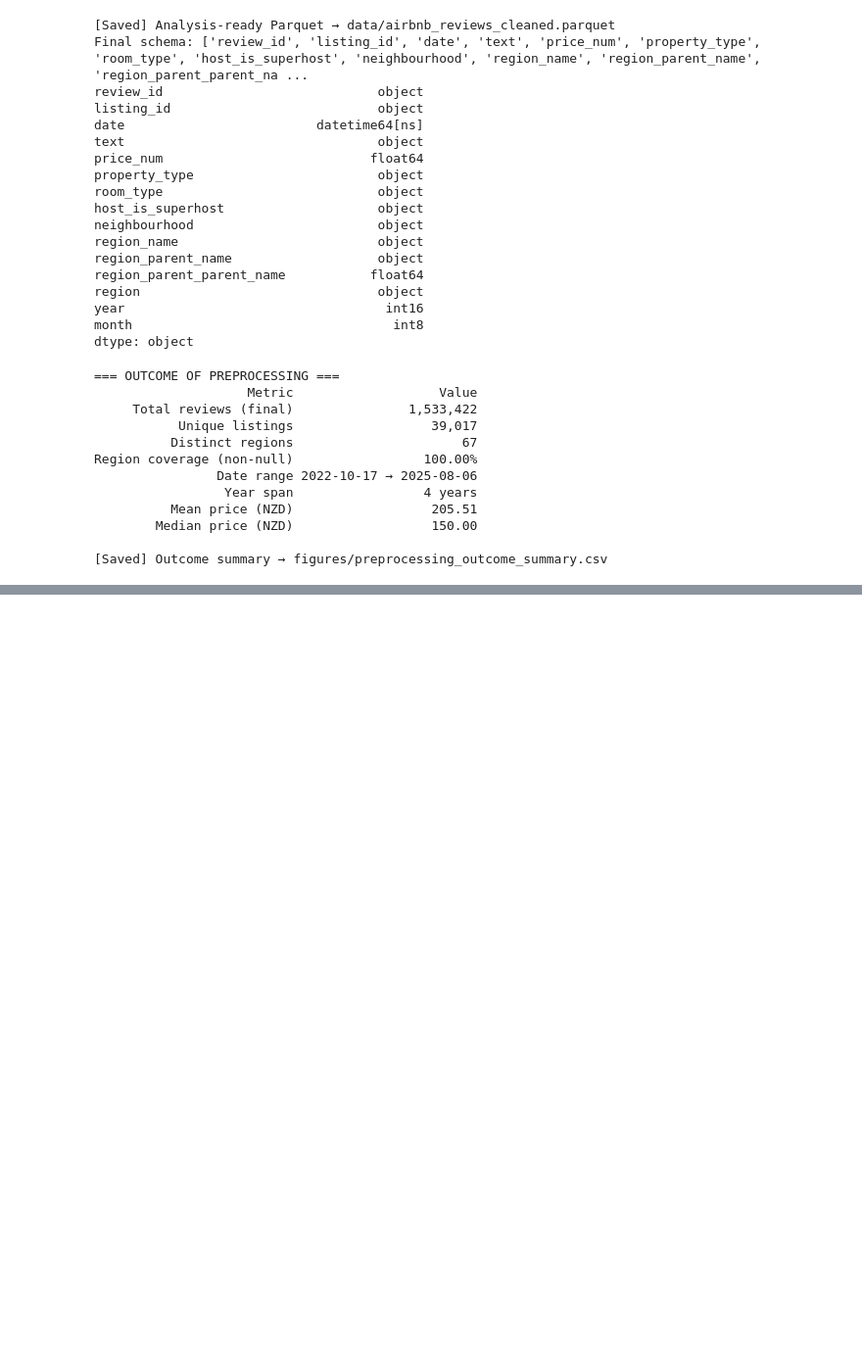
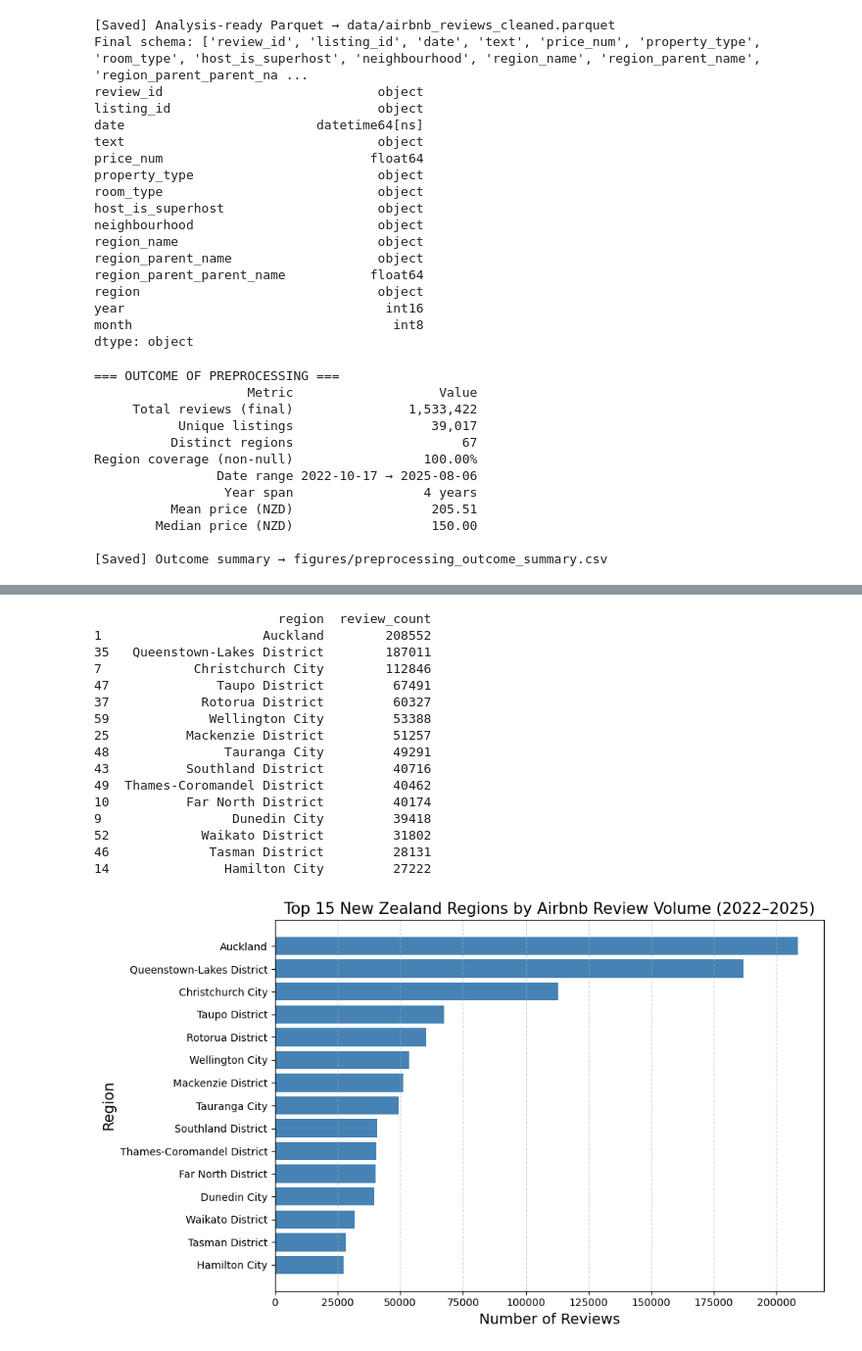
Before and after one commit to nantmoe-theingi/airbnb-nz-deception-sentiment, a Jupyter notebook: notebooks/04_data_preprocessing_pipeline_airbnb.ipynb, the cells around one changed output, grey strips where cells are left out. Shown at 98% size. Saved outputs shown, nothing was run; the diff lists cells and outputs as text; code cells hidden in the pictures; blank space fills up the shorter version.

```diff
--- a/notebooks/04_data_preprocessing_pipeline_airbnb.ipynb
+++ b/notebooks/04_data_preprocessing_pipeline_airbnb.ipynb
@@ -640,0 +652,54 @@ Region coverage (non-null)                 100.00%
+# %%
+# REGIONAL REVIEW DISTRIBUTION SUMMARY
+
+import pandas as pd
+import matplotlib.pyplot as plt
+
+merged = pd.read_parquet("data/airbnb_reviews_cleaned.parquet")
+
+# 1. Aggregate review counts by region
+region_counts = (
+    merged.groupby("region")["review_id"]
+    .count()
+    .reset_index()
+    .rename(columns={"review_id": "review_count"})
+    .sort_values("review_count", ascending=False)
+)
+
+# 2. Display top 15 regions
+print(region_counts.head(15))
+
+# 3. Save regional summary table for Appendix
+region_counts.to_csv("figures/regional_review_distribution.csv", index=False, encoding="utf-8")
+
+# 4. Plot top 15 regions for visualization
+plt.figure(figsize=(10, 6))
+plt.barh(region_counts.head(15)["region"], region_counts.head(15)["review_count"], color="steelblue")
+plt.xlabel("Number of Reviews", fontsize=14)
+plt.ylabel("Region", fontsize=14)
+plt.title("Top 15 New Zealand Regions by Airbnb Review Volume (2022–2025)", fontsize=15)
+plt.gca().invert_yaxis()  # largest on top
+plt.grid(axis="x", linestyle="--", alpha=0.6)
+plt.tight_layout()
+
+# 5. Save figure
+plt.savefig("figures/regional_review_distribution.png", dpi=300)
+plt.show()
+# %% [output]
+                        region  review_count
+1                     Auckland        208552
+35   Queenstown-Lakes District        187011
+7            Christchurch City        112846
+47              Taupo District         67491
+37            Rotorua District         60327
+59             Wellington City         53388
+25          Mackenzie District         51257
+48               Tauranga City         49291
+43          Southland District         40716
+49  Thames-Coromandel District         40462
+10          Far North District         40174
+9                 Dunedin City         39418
+52            Waikato District         31802
+46             Tasman District         28131
+14               Hamilton City         27222
+[figure, added]
```
Also changed, not shown: parts of 4 cells of this notebook.
